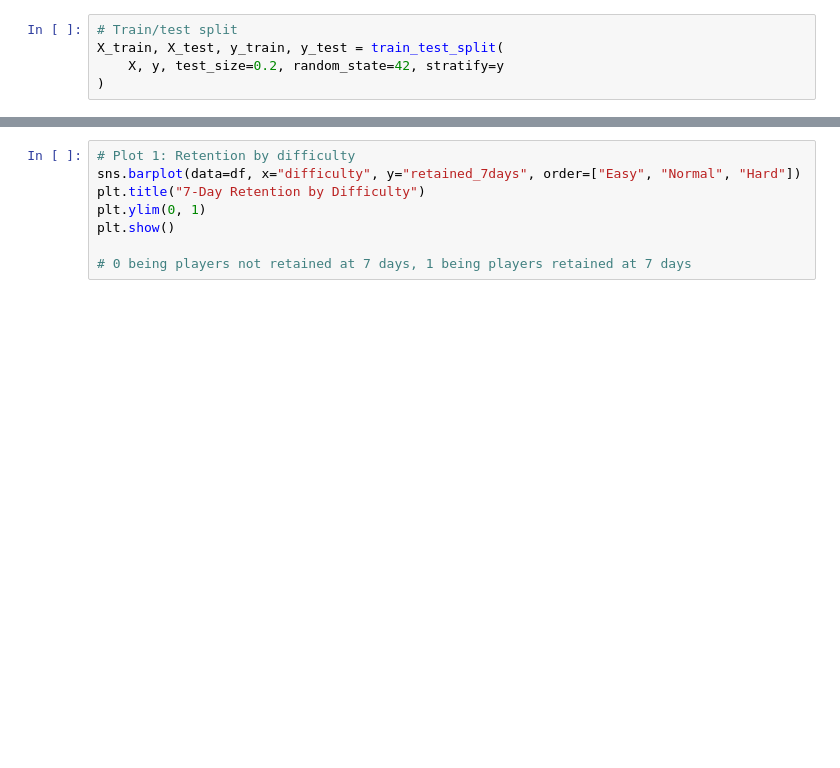
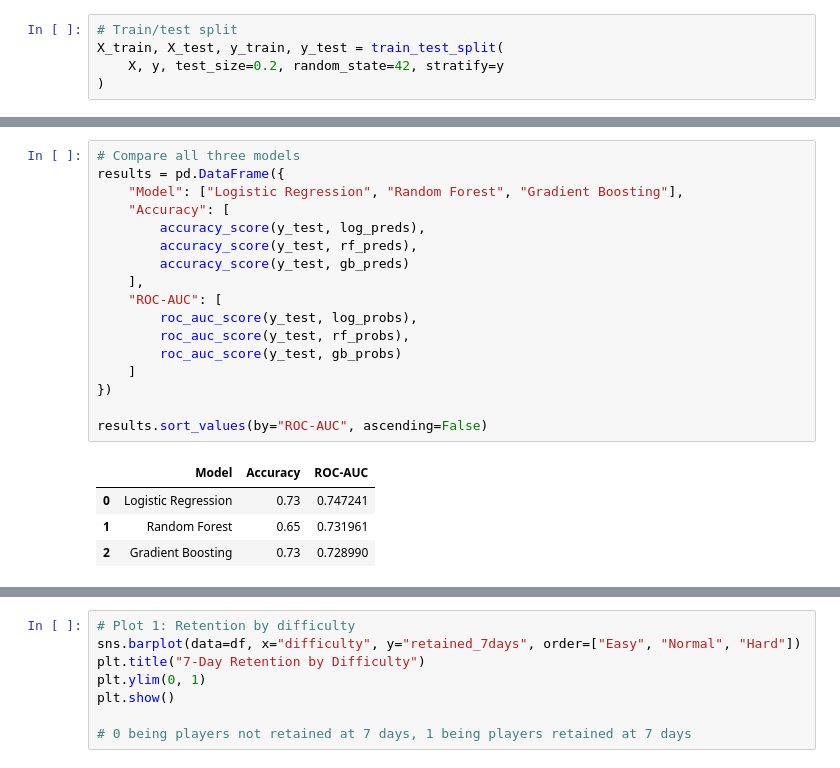
Before and after one commit to OnlyITY/DTSC-2302-2, a Jupyter notebook: Project 2 (Revised).ipynb, the cells around one changed output, grey strips where cells are left out. Drawn from its saved outputs; the diff is of its cells as text; blank space fills up the shorter version.

```diff
--- a/Project 2 (Revised).ipynb
+++ b/Project 2 (Revised).ipynb
@@ -109,0 +192,22 @@ ROC-AUC: 0.7472410865874363
+# %%
+# Compare all three models
+results = pd.DataFrame({
+    "Model": ["Logistic Regression", "Random Forest", "Gradient Boosting"],
+    "Accuracy": [
+        accuracy_score(y_test, log_preds),
+        accuracy_score(y_test, rf_preds),
+        accuracy_score(y_test, gb_preds)
+    ],
+    "ROC-AUC": [
+        roc_auc_score(y_test, log_probs),
+        roc_auc_score(y_test, rf_probs),
+        roc_auc_score(y_test, gb_probs)
+    ]
+})
+
+results.sort_values(by="ROC-AUC", ascending=False)
+# %% [output]
+|  | Model | Accuracy | ROC-AUC |
+| 0 | Logistic Regression | 0.73 | 0.747241 |
+| 1 | Random Forest | 0.65 | 0.731961 |
+| 2 | Gradient Boosting | 0.73 | 0.728990 |
```
Also changed, not shown: parts of 9 cells of this notebook.
